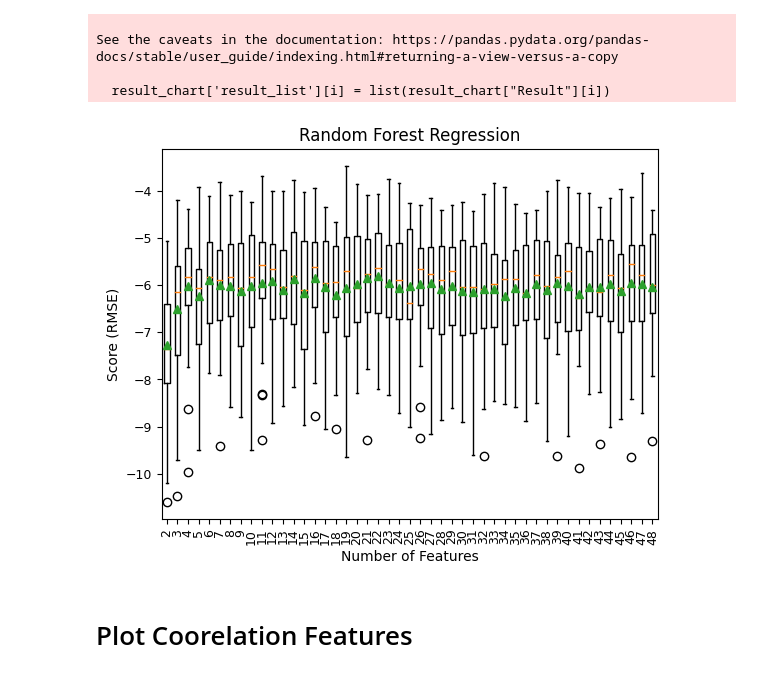
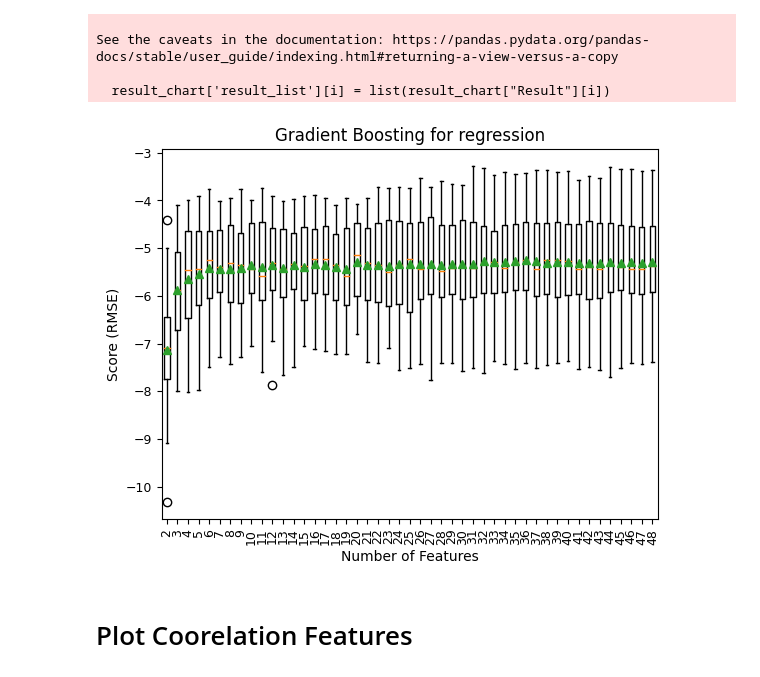
Before and after one commit to mahdi98mnm/download_PRISM_data, a Jupyter notebook: PRISM_tmin_stable_4kmD2_20160612_nc/clusster_gridsearchcv.ipynb, the cells around one changed output. Saved outputs shown, nothing was run; the diff lists cells and outputs as text; code cells hidden in the pictures.

Commit message:
create box plot for GB

```diff
--- a/PRISM_tmin_stable_4kmD2_20160612_nc/clusster_gridsearchcv.ipynb
+++ b/PRISM_tmin_stable_4kmD2_20160612_nc/clusster_gridsearchcv.ipynb
@@ -466,19 +487,19 @@ See the caveats in the documentation: https://pandas.pydata.org/pandas-docs/stab
 # %%
 
 pyplot.boxplot(
     list(result_chart["result_list"]),
     labels=list(result_chart["Name"]),
     showmeans=True
 )
 
-pyplot.title("Random Forest Regression")
+pyplot.title("Gradient Boosting for regression")
 pyplot.xlabel("Number of Features")
 pyplot.ylabel("Score (RMSE)")
 plt.xticks(rotation=90, fontsize=9)
 plt.yticks(fontsize=9)
 pyplot.show()
 # %% [output]
-[figure, old version]
+[figure, new version]
 # %% [markdown]
 # Plot Coorelation Features
 # %%
```
Also changed, not shown: parts of 4 cells of this notebook.
